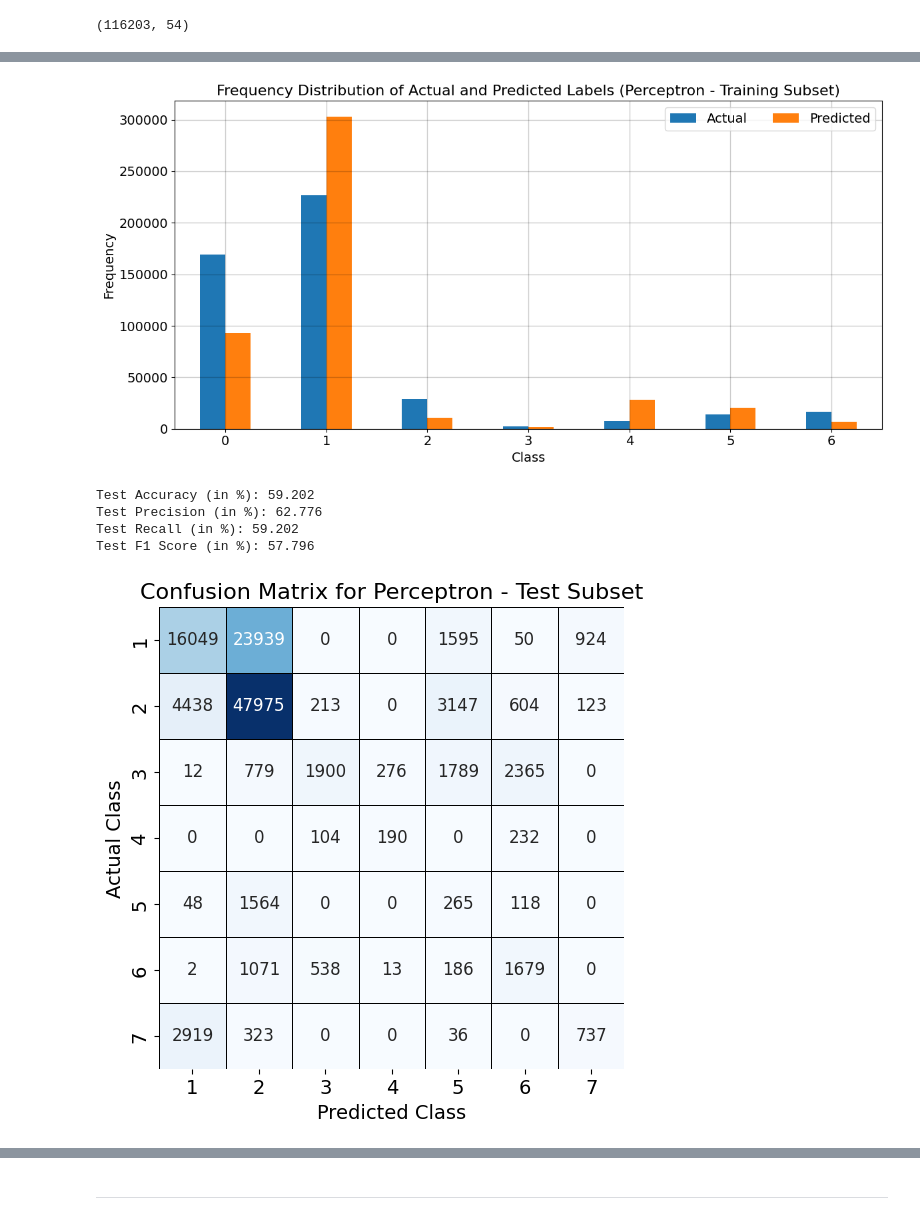
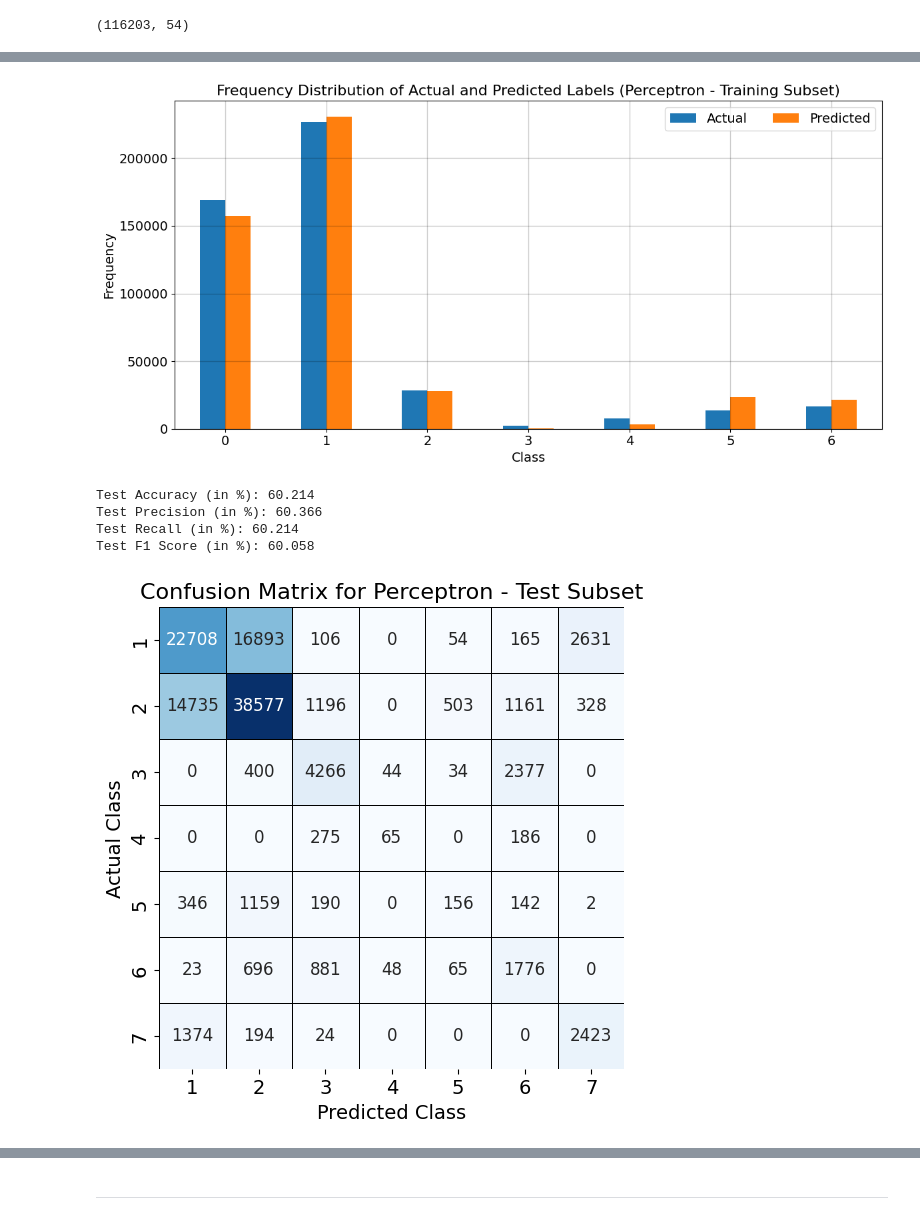
Before and after one commit to Mouleshwar3238/Forest_Cover_Classification, a Jupyter notebook: Perceptron_ForestCover.ipynb, the cells around one changed output, grey strips where cells are left out. Drawn from its saved outputs; the diff is of its cells as text; code cells hidden in the pictures.

Commit message:
Perceptron

```diff
--- a/Perceptron_ForestCover.ipynb
+++ b/Perceptron_ForestCover.ipynb
@@ -46,17 +47,19 @@ X_test.shape
 # %%
 # Defining the parameter grid
 param_grid = {
-    'penalty': ['l2', 'l1', 'elasticnet'],
-    'alpha': [0.0001, 0.001, 0.01, 0.1],
+    'penalty': [None, 'l2', 'l1', 'elasticnet'],
+    'alpha': np.logspace(-4, 4, 25),
     'max_iter': [100, 200, 300],
-    'eta0': [0.01, 0.1, 1.0],
-    'l1_ratio': [0.1, 0.2, 0.5]
+    'l1_ratio': [0.1, 0.2, 0.5],
+    'tol': [1e-3, 1e-4, 1e-5, 1e-6],
 }
 # %%
-# Initializing the Perceptron model
-perceptron = Perceptron(random_state=42)
+halving_search = HalvingGridSearchCV(estimator=Perceptron(random_state=42),
+                                     param_grid=param_grid,
+                                     cv=5,
+                                     factor=3,
+                                     n_jobs=-1,
+                                     verbose=3)
 
-# Performing grid search with cross-validation
-grid_search = GridSearchCV(estimator=perceptron, param_grid=param_grid, cv=5, n_jobs=-1, verbose=2)
-grid_search.fit(X_train, y_train)
+halving_search.fit(X_train, y_train)
 # %% [output]
@@ -75,10 +172,9 @@ Best parameters:  {'alpha': 0.001, 'eta0': 0.1, 'l1_ratio': 0.1, 'max_iter': 100
 # %%
-# Best estimator
-best_pct = grid_search.best_estimator_
+best_pct_clf = halving_search.best_estimator_
 
 # Making predictions with the best estimator
-y_train_pred = best_pct.predict(X_train)
-y_test_pred = best_pct.predict(X_test)
+y_train_pred = best_pct_clf.predict(X_train)
+y_test_pred = best_pct_clf.predict(X_test)
 # %%
 # Computing the performance metrics for the training subset
 train_accuracy = accuracy_score(y_train, y_train_pred)
@@ -134,7 +230,7 @@ ax.set_xlim([-0.5, len(labels_train) - 0.5])
 fig.tight_layout()
 plt.show()
 # %% [output]
-[figure, old version]
+[figure, new version]
 # %%
 # Computing the performance metrics for the test subset
 test_accuracy = accuracy_score(y_test, y_test_pred)
@@ -147,23 +243,23 @@ print("Test Precision (in %):",round(test_precision*100,3))
 print("Test Recall (in %):",round(test_recall*100,3))
 print("Test F1 Score (in %):",round(test_f1*100,3))
 # %% [output]
-Test Accuracy (in %): 59.202
-Test Precision (in %): 62.776
-Test Recall (in %): 59.202
-Test F1 Score (in %): 57.796
+Test Accuracy (in %): 60.214
+Test Precision (in %): 60.366
+Test Recall (in %): 60.214
+Test F1 Score (in %): 60.058
 # %%
 conf_mat_test = confusion_matrix(y_test,y_test_pred)
 
 plt.figure(figsize=(6,6))
 sns.heatmap(conf_mat_test, annot=True, fmt='d', cmap='Blues', cbar=False, linewidths=0.5, linecolor='black',
-            xticklabels=best_pct.classes_, yticklabels=best_pct.classes_, annot_kws={"size": 12})
+            xticklabels=best_pct_clf.classes_, yticklabels=best_pct_clf.classes_, annot_kws={"size": 12})
 plt.xlabel('Predicted Class', color='black', fontsize=14)
 plt.ylabel('Actual Class', color='black', fontsize=14)
 plt.title('Confusion Matrix for Perceptron - Test Subset', color='black', fontsize=16)
 plt.tick_params(axis='both', which='major', labelsize=14)
 plt.show()
 # %% [output]
-[figure, old version]
+[figure, new version]
 # %%
 # Plotting the bar graph for frequency distribution of actual and predicted labels (Test Subset)
 actual_labels_test, actual_counts_test = np.unique(y_test, return_counts=True)
```
Also changed, not shown: parts of 12 cells of this notebook.
